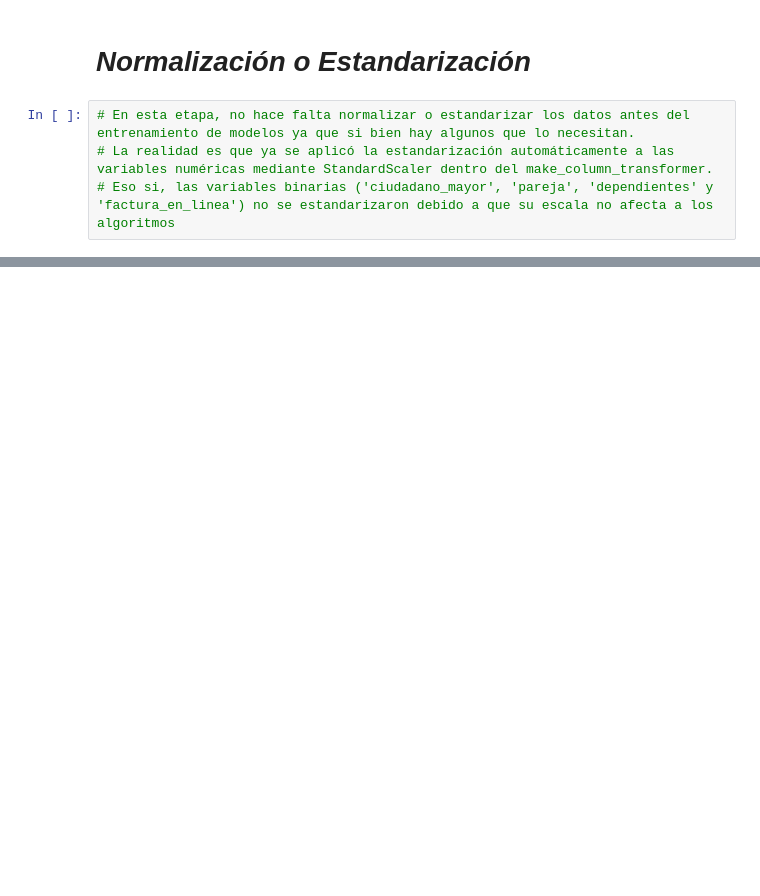
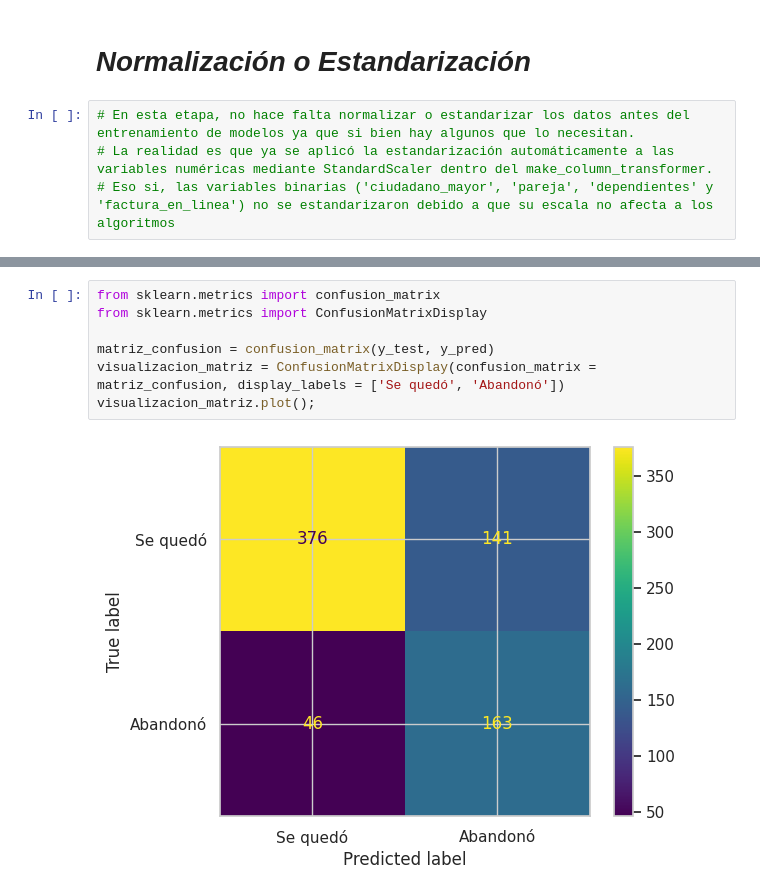
Before and after one commit to AlanGranea/Challenge-Telecom-X-Parte-2, a Jupyter notebook: Challenge_Telecom_X_Parte_2.ipynb, the cells around one changed output, grey strips where cells are left out. Saved outputs shown, nothing was run; the diff lists cells and outputs as text; blank space fills up the shorter version.

```diff
--- a/Challenge_Telecom_X_Parte_2.ipynb
+++ b/Challenge_Telecom_X_Parte_2.ipynb
@@ -515,0 +691,9 @@ RandomForestClassifier(random_state=42)
+# %%
+from sklearn.metrics import confusion_matrix
+from sklearn.metrics import ConfusionMatrixDisplay
+
+matriz_confusion = confusion_matrix(y_test, y_pred)
+visualizacion_matriz = ConfusionMatrixDisplay(confusion_matrix = matriz_confusion, display_labels = ['Se quedó', 'Abandonó'])
+visualizacion_matriz.plot();
+# %% [output]
+[figure, added]
```
Also changed, not shown: parts of 18 cells of this notebook.
